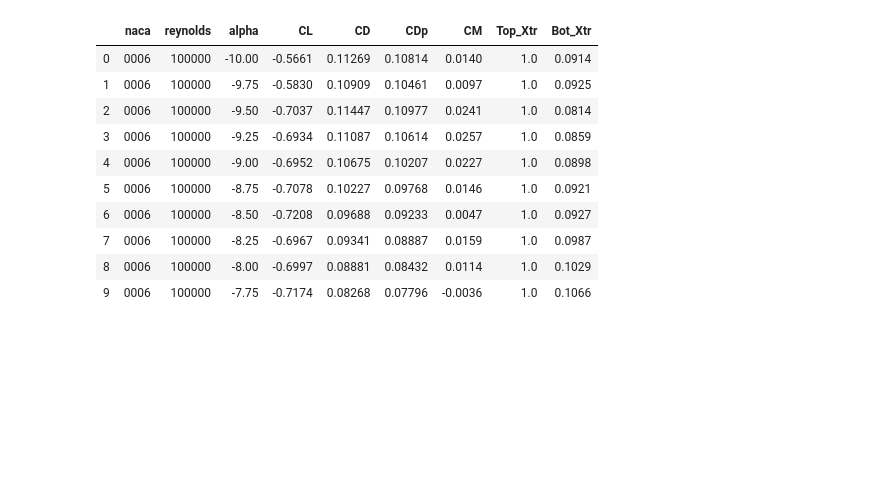
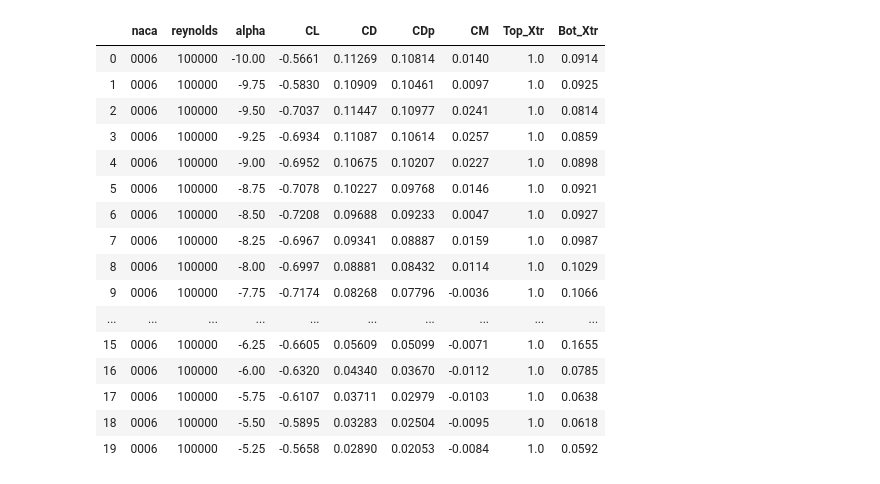
Before and after one commit to eliesls/Mecaero_Groupe3, a Jupyter notebook: Etude_stat.ipynb, the cells around one changed output. Cells and saved outputs as stored; diff of their text form; code cells hidden in the pictures; blank space fills up the shorter version.

```diff
--- a/Etude_stat.ipynb
+++ b/Etude_stat.ipynb
@@ -4,19 +4,25 @@ import numpy as np
 from matplotlib import pyplot as plt
 # %%
 df = pd.read_csv('nacas.csv')
-df.head(n=10)
+df.head(n=20)
 # %% [output]
 |  | naca | reynolds | alpha | CL | CD | CDp | CM | Top_Xtr | Bot_Xtr |
 | 0 | 0006 | 100000 | -10.00 | -0.5661 | 0.11269 | 0.10814 | 0.0140 | 1.0 | 0.0914 |
 | 1 | 0006 | 100000 | -9.75 | -0.5830 | 0.10909 | 0.10461 | 0.0097 | 1.0 | 0.0925 |
 | 2 | 0006 | 100000 | -9.50 | -0.7037 | 0.11447 | 0.10977 | 0.0241 | 1.0 | 0.0814 |
 | 3 | 0006 | 100000 | -9.25 | -0.6934 | 0.11087 | 0.10614 | 0.0257 | 1.0 | 0.0859 |
 | 4 | 0006 | 100000 | -9.00 | -0.6952 | 0.10675 | 0.10207 | 0.0227 | 1.0 | 0.0898 |
 | 5 | 0006 | 100000 | -8.75 | -0.7078 | 0.10227 | 0.09768 | 0.0146 | 1.0 | 0.0921 |
 | 6 | 0006 | 100000 | -8.50 | -0.7208 | 0.09688 | 0.09233 | 0.0047 | 1.0 | 0.0927 |
 | 7 | 0006 | 100000 | -8.25 | -0.6967 | 0.09341 | 0.08887 | 0.0159 | 1.0 | 0.0987 |
 | 8 | 0006 | 100000 | -8.00 | -0.6997 | 0.08881 | 0.08432 | 0.0114 | 1.0 | 0.1029 |
 | 9 | 0006 | 100000 | -7.75 | -0.7174 | 0.08268 | 0.07796 | -0.0036 | 1.0 | 0.1066 |
+| ... | ... | ... | ... | ... | ... | ... | ... | ... | ... |
+| 15 | 0006 | 100000 | -6.25 | -0.6605 | 0.05609 | 0.05099 | -0.0071 | 1.0 | 0.1655 |
+| 16 | 0006 | 100000 | -6.00 | -0.6320 | 0.04340 | 0.03670 | -0.0112 | 1.0 | 0.0785 |
+| 17 | 0006 | 100000 | -5.75 | -0.6107 | 0.03711 | 0.02979 | -0.0103 | 1.0 | 0.0638 |
+| 18 | 0006 | 100000 | -5.50 | -0.5895 | 0.03283 | 0.02504 | -0.0095 | 1.0 | 0.0618 |
+| 19 | 0006 | 100000 | -5.25 | -0.5658 | 0.02890 | 0.02053 | -0.0084 | 1.0 | 0.0592 |
 # %%
 # Vrillage de test : pour un rayon de 5cm va de pi/2 (90°) à 0 (0°)
 
```
Also changed, not shown: parts of 11 cells of this notebook.
